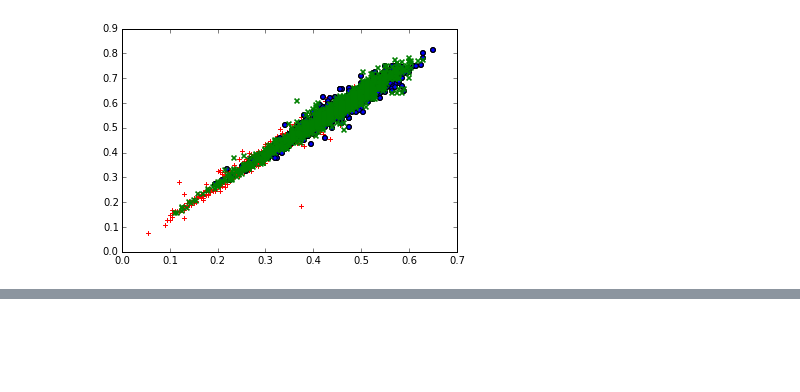
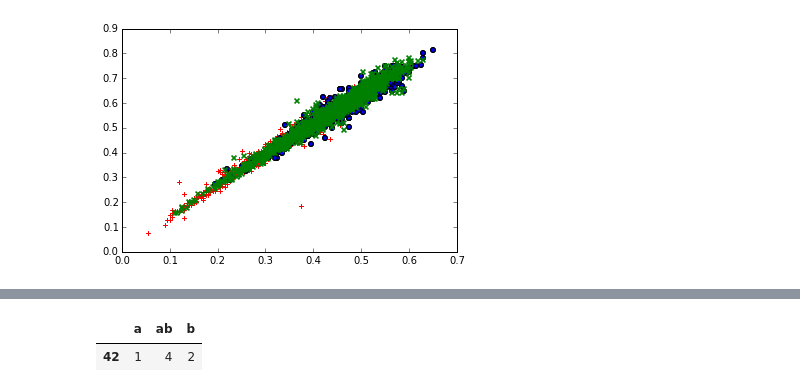
Before and after one commit to mstampfer/r2py, a Jupyter notebook: r2py.ipynb, the cells around one changed output, grey strips where cells are left out. Cells and saved outputs as stored; diff of their text form; code cells hidden in the pictures; blank space fills up the shorter version.

```diff
--- a/r2py.ipynb
+++ b/r2py.ipynb
@@ -515,0 +538,6 @@ plot.scatter([float(m['diameter']) for m in males],
+# %%
+x=DataFrame({'a':[1],'b':[2],'ab':[4]},index=[42])
+x
+# %% [output]
+|  | a | ab | b |
+| 42 | 1 | 4 | 2 |
```
Also changed, not shown: parts of 19 cells of this notebook.
